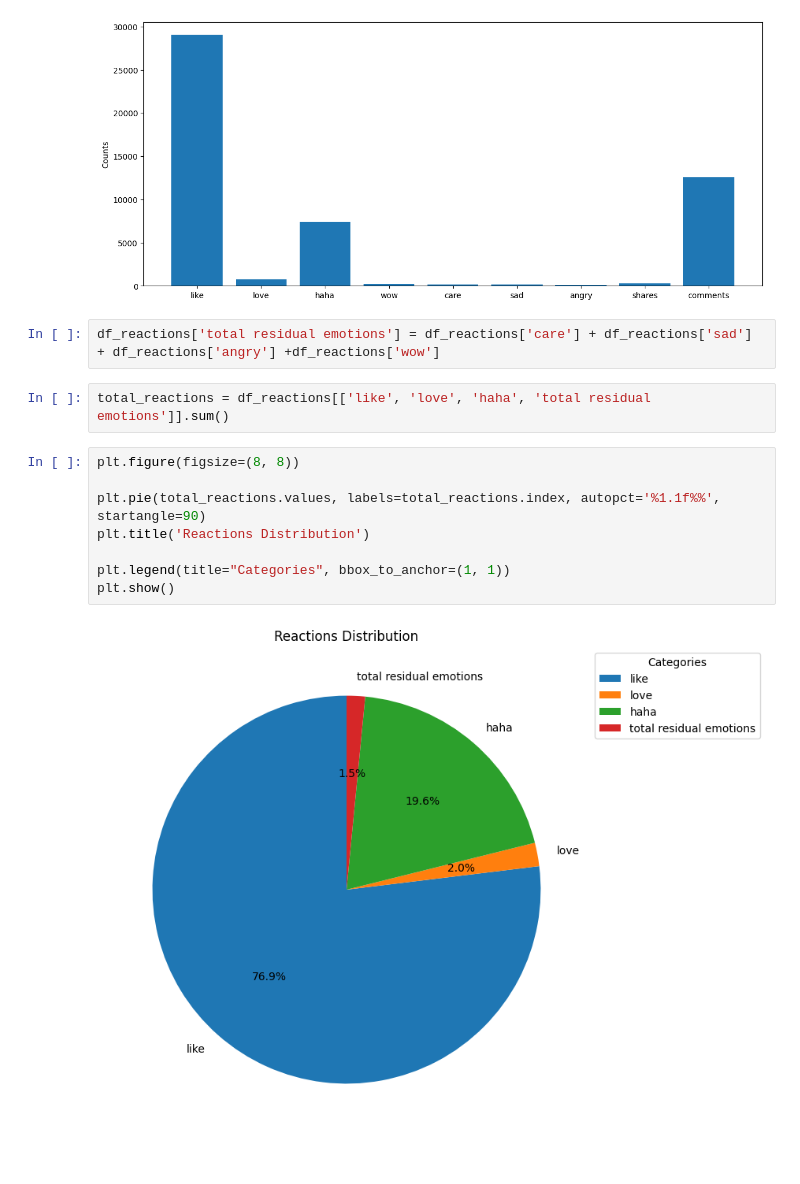
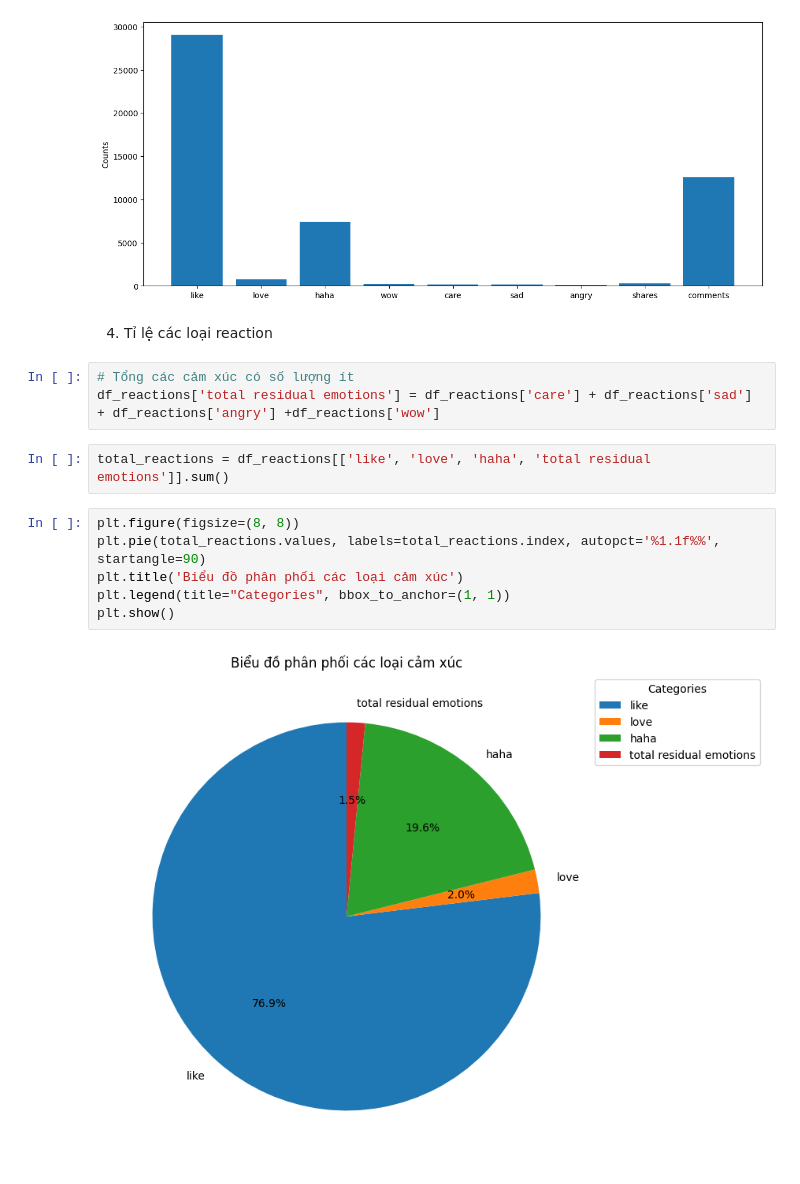
Before and after one commit to nhuyhoan004/Analyze-data-facebook, a Jupyter notebook: Analyze_data_reactions.ipynb, the cells around one changed output. Saved outputs shown, nothing was run; the diff lists cells and outputs as text.

```diff
--- a/Analyze_data_reactions.ipynb
+++ b/Analyze_data_reactions.ipynb
@@ -224,17 +160,18 @@ plt.ticklabel_format(style='plain', axis='y')
 plt.show()
 # %% [output]
 [figure]
+# %% [markdown]
+4. Tỉ lệ các loại reaction
 # %%
+# Tổng các cảm xúc có số lượng ít
 df_reactions['total residual emotions'] = df_reactions['care'] + df_reactions['sad'] + df_reactions['angry'] +df_reactions['wow']
 # %%
 total_reactions = df_reactions[['like', 'love', 'haha', 'total residual emotions']].sum()
 # %%
 plt.figure(figsize=(8, 8))
-
 plt.pie(total_reactions.values, labels=total_reactions.index, autopct='%1.1f%%', startangle=90)
-plt.title('Reactions Distribution')
-
+plt.title('Biểu đồ phân phối các loại cảm xúc')
 plt.legend(title="Categories", bbox_to_anchor=(1, 1))
 plt.show()
 # %% [output]
-[figure, old version]
+[figure, new version]
```
Also changed, not shown: parts of 13 cells of this notebook, 4 other files.
